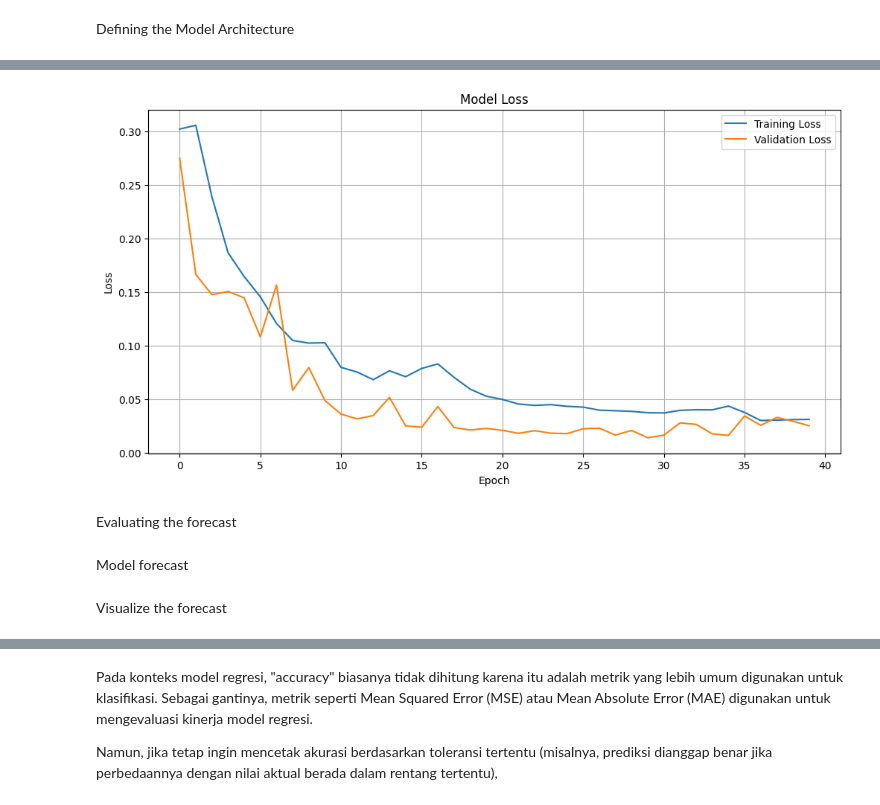
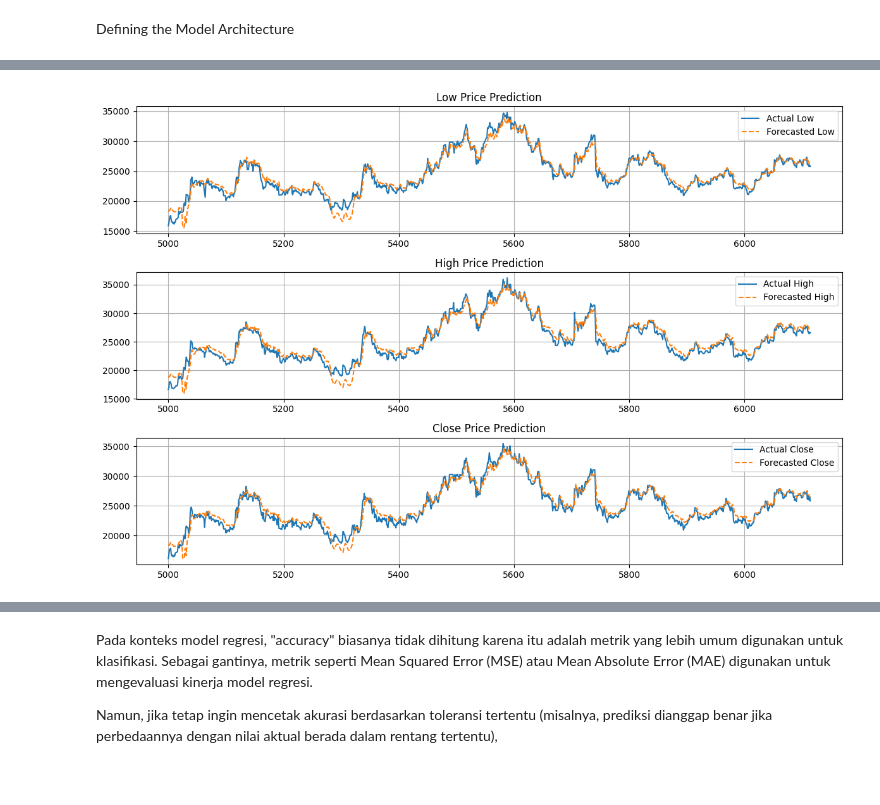
Before and after one commit to Anggar-In/Machine-Learning, a Jupyter notebook: stock_price_predictions/trainingScripts/untr_trainingModel.ipynb, the cells around one changed output, grey strips where cells are left out. Drawn from its saved outputs; the diff is of its cells as text; code cells hidden in the pictures; blank space fills up the shorter version.

```diff
--- a/stock_price_predictions/trainingScripts/untr_trainingModel.ipynb
+++ b/stock_price_predictions/trainingScripts/untr_trainingModel.ipynb
@@ -14,7 +15,7 @@ import matplotlib.pyplot as plt
 # %% [markdown]
 Nessecary File
 # %%
-DATA_FIX_PATH = '../dataset/UNTR.csv'
+DATA_FIX_PATH = '../datasetNew/UNTR.csv'
 
 with open(DATA_FIX_PATH, 'r') as csvfile:
     print(f"Header looks like this:\n\n{csvfile.readline()}")
@@ -224,0 +220,18 @@ Epoch 40/50
+# %%
+# Fungsi untuk memprediksi menggunakan model
+def model_forecast(model, data, window_size):
+    forecast = []
+    for time in range(len(data) - window_size):
+        forecast.append(model.predict(data[time:time + window_size][np.newaxis]))
+    return np.array(forecast).squeeze()
+# %%
+# Compute the forecast for the validation dataset. Remember you need the last WINDOW SIZE values to make the first prediction
+rnn_forecast = model_forecast(model, FEATURES[SPLIT_TIME-WINDOW_SIZE:], WINDOW_SIZE)
+
+# Denormalisasi prediksi dan data validasi
+rnn_forecast[:, 0] = rnn_forecast[:, 0] * std_low + mean_low  # Denormalisasi low
+rnn_forecast[:, 1] = rnn_forecast[:, 1] * std_high + mean_high  # Denormalisasi high
+rnn_forecast[:, 2] = rnn_forecast[:, 2] * std_close + mean_close  # Denormalisasi close
+
+# Denormalisasi data validasi
+series_valid_denorm = features_valid * np.array([std_low, std_high, std_close]) + np.array([mean_low, mean_high, mean_close])
@@ -240,23 +266,38 @@ plt.show()
-# %%
-# Plot training metrics
-plt.figure(figsize=(12, 6))
-plt.plot(history.history['loss'], label='Training Loss')
-plt.plot(history.history['val_loss'], label='Validation Loss')
-plt.title('Model Loss')
-plt.xlabel('Epoch')
-plt.ylabel('Loss')
-plt.legend()
-plt.grid(True)
-plt.show()
-# %% [output]
-[figure, removed]
-# %% [markdown]
-Evaluating the forecast
+# %%
+# Visualisasi hasil prediksi
+plt.figure(figsize=(12, 8))
+
+# Plot 'low'
+plt.subplot(3, 1, 1)
+plt.plot(time_valid, series_valid_denorm[:, 0], label='Actual Low')
+plt.plot(time_valid, rnn_forecast[:, 0], label='Forecasted Low', linestyle='--')
+plt.title('Low Price Prediction')
+plt.legend()
+plt.grid(True)
+
+# Plot 'high'
+plt.subplot(3, 1, 2)
+plt.plot(time_valid, series_valid_denorm[:, 1], label='Actual High')
+plt.plot(time_valid, rnn_forecast[:, 1], label='Forecasted High', linestyle='--')
+plt.title('High Price Prediction')
+plt.legend()
+plt.grid(True)
+
+# Plot 'close'
+plt.subplot(3, 1, 3)
+plt.plot(time_valid, series_valid_denorm[:, 2], label='Actual Close')
+plt.plot(time_valid, rnn_forecast[:, 2], label='Forecasted Close', linestyle='--')
+plt.title('Close Price Prediction')
+plt.legend()
+plt.grid(True)
+
+plt.tight_layout()
+plt.show()
+# %% [output]
+[figure, added]
 # %%
 def compute_metrics(true_series, forecast):
     """Computes MSE and MAE metrics for the forecast"""
     mse = tf.keras.losses.MSE(true_series, forecast)
     mae = tf.keras.losses.MAE(true_series, forecast)
     return mse, mae
-# %% [markdown]
-Model forecast
@@ -279,2 +303,0 @@ series_valid_denorm = series_valid * std + mean
-# %% [markdown]
-Visualize the forecast
```
Also changed, not shown: parts of 37 cells of this notebook.
